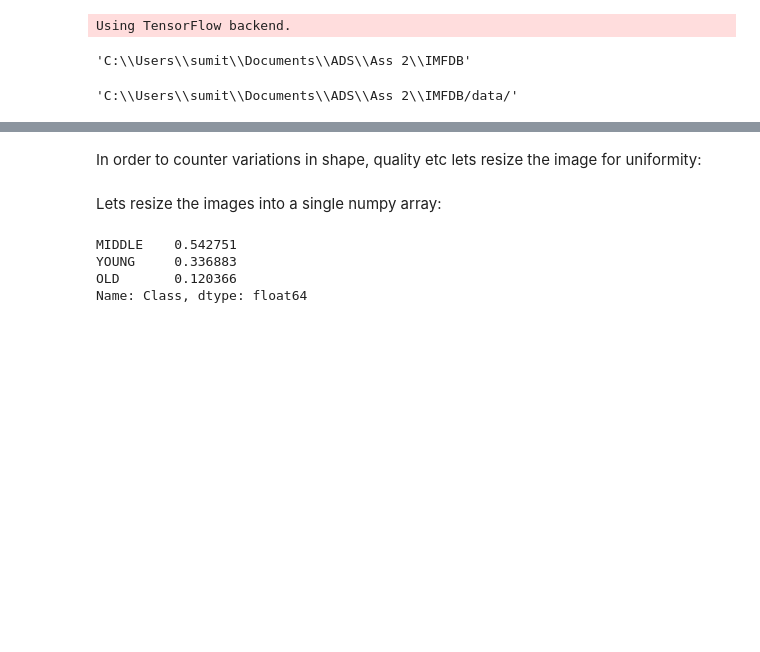
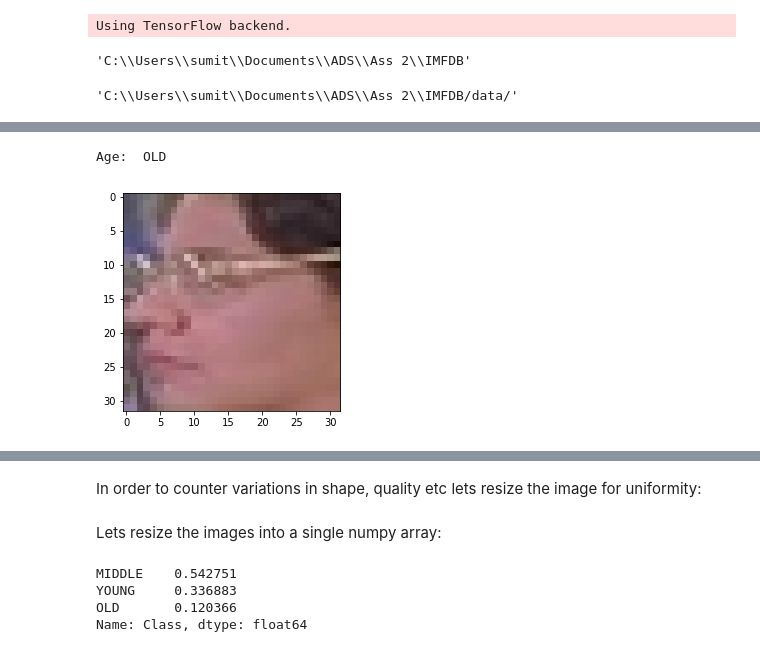
Before and after one commit to sumitpgupta/Age-Detection-of-Indian-actors-using-CNN, a Jupyter notebook: Indian Movie Face Detection .ipynb, the cells around one changed output, grey strips where cells are left out. Cells and saved outputs as stored; diff of their text form; code cells hidden in the pictures; blank space fills up the shorter version.

```diff
--- a/Indian Movie Face Detection .ipynb
+++ b/Indian Movie Face Detection .ipynb
@@ -49,0 +50,12 @@ Age:  MIDDLE
+# %%
+i = random.choice(train.index)
+
+img_name = train.ID[i]
+img = imread(os.path.join(data_dir, 'Train', img_name))
+
+
+imshow(img)
+print('Age: ', train.Class[i])
+# %% [output]
+Age:  OLD
+[figure, added]
```
Also changed, not shown: parts of 5 cells of this notebook.
